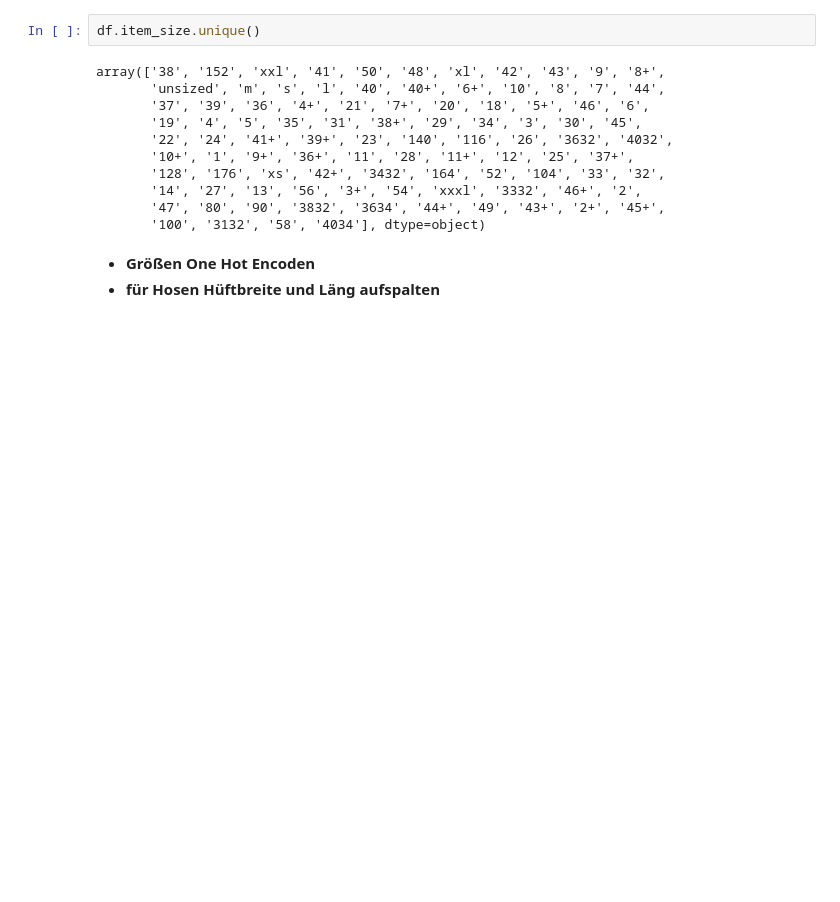
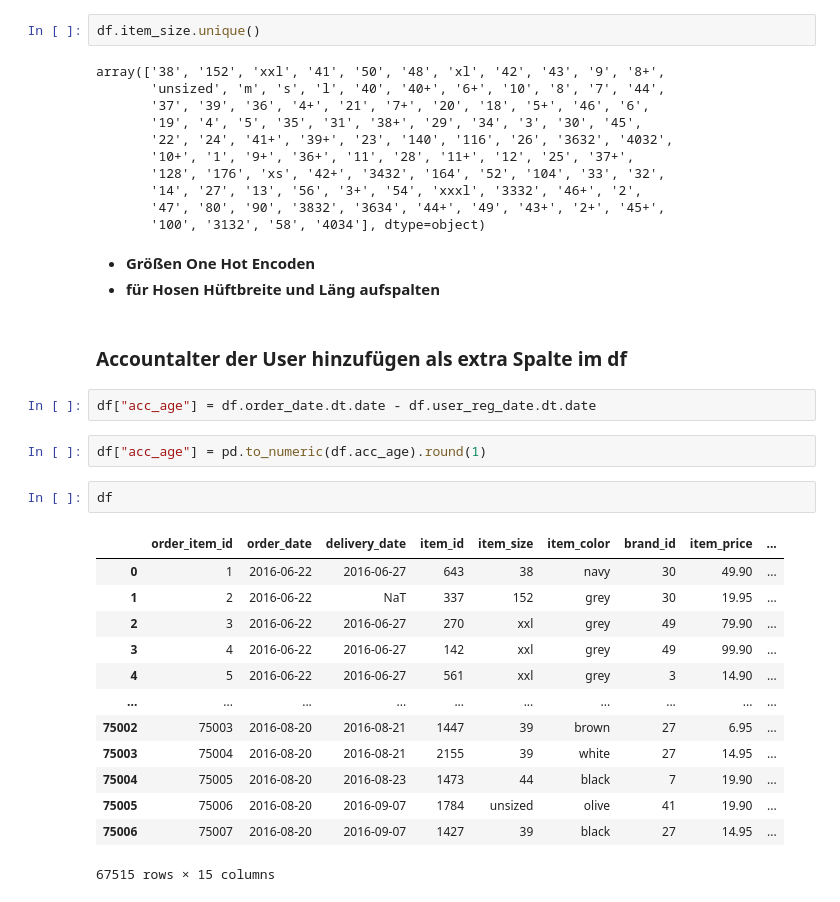
Before and after one commit to P-AEL/ML-Projekt, a Jupyter notebook: Flo/data_cleaning.ipynb, the cells around one changed output. Cells and saved outputs as stored; diff of their text form; blank space fills up the shorter version.

```diff
--- a/Flo/data_cleaning.ipynb
+++ b/Flo/data_cleaning.ipynb
@@ -265,3 +265,25 @@ array(['38', '152', 'xxl', '41', '50', '48', 'xl', '42', '43', '9', '8+',
 # %% [markdown]
 - **Größen One Hot Encoden**
 - **für Hosen Hüftbreite und Läng aufspalten**
+# %% [markdown]
+### Accountalter der User hinzufügen als extra Spalte im df
+# %%
+df["acc_age"] = df.order_date.dt.date - df.user_reg_date.dt.date
+# %%
+df["acc_age"] = pd.to_numeric(df.acc_age).round(1)
+# %%
+df
+# %% [output]
+|  | order_item_id | order_date | delivery_date | item_id | item_size | item_color | brand_id | item_price | ... |
+| 0 | 1 | 2016-06-22 | 2016-06-27 | 643 | 38 | navy | 30 | 49.90 | ... |
+| 1 | 2 | 2016-06-22 | NaT | 337 | 152 | grey | 30 | 19.95 | ... |
+| 2 | 3 | 2016-06-22 | 2016-06-27 | 270 | xxl | grey | 49 | 79.90 | ... |
+| 3 | 4 | 2016-06-22 | 2016-06-27 | 142 | xxl | grey | 49 | 99.90 | ... |
+| 4 | 5 | 2016-06-22 | 2016-06-27 | 561 | xxl | grey | 3 | 14.90 | ... |
+| ... | ... | ... | ... | ... | ... | ... | ... | ... | ... |
+| 75002 | 75003 | 2016-08-20 | 2016-08-21 | 1447 | 39 | brown | 27 | 6.95 | ... |
+| 75003 | 75004 | 2016-08-20 | 2016-08-21 | 2155 | 39 | white | 27 | 14.95 | ... |
+| 75004 | 75005 | 2016-08-20 | 2016-08-23 | 1473 | 44 | black | 7 | 19.90 | ... |
+| 75005 | 75006 | 2016-08-20 | 2016-09-07 | 1784 | unsized | olive | 41 | 19.90 | ... |
+| 75006 | 75007 | 2016-08-20 | 2016-09-07 | 1427 | 39 | black | 27 | 14.95 | ... |
+67515 rows × 15 columns
```
